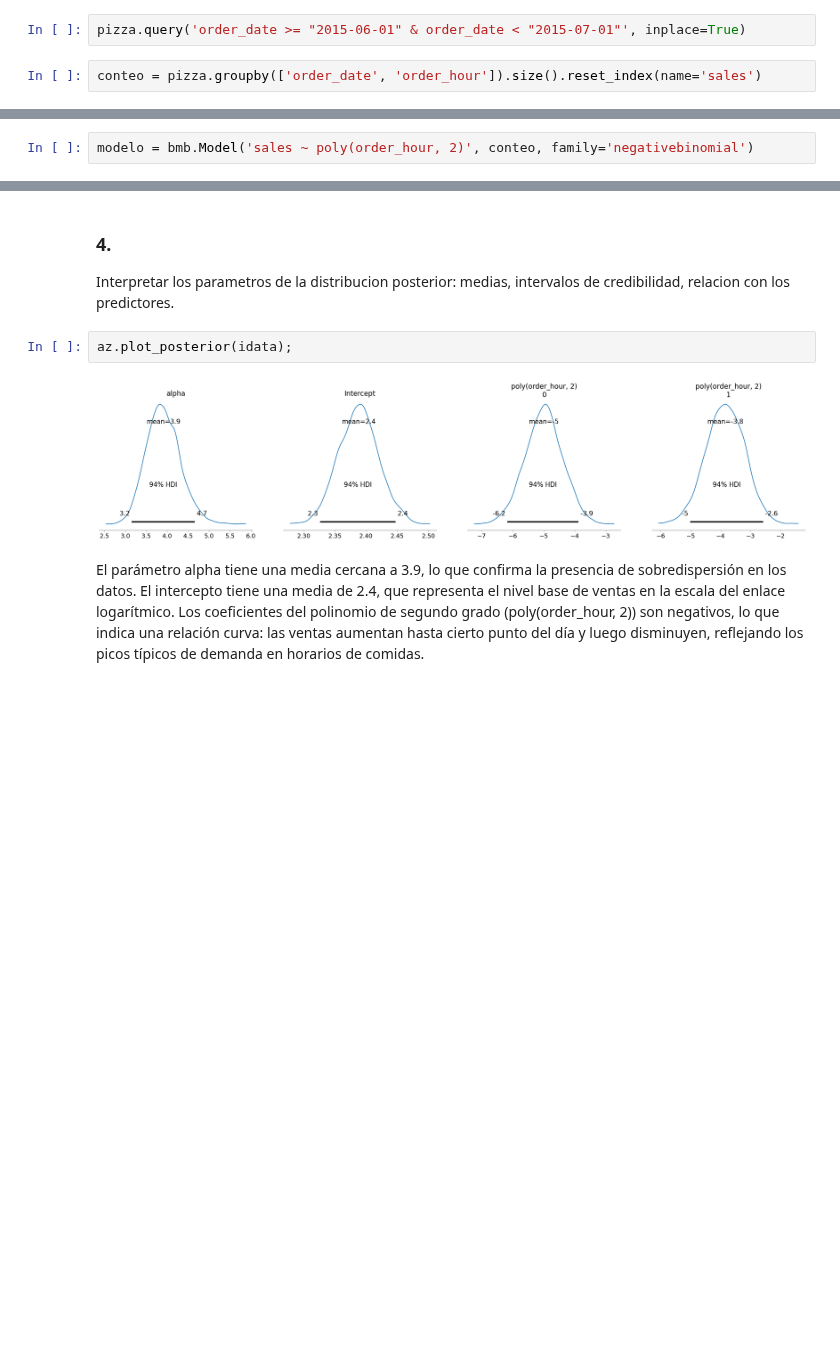
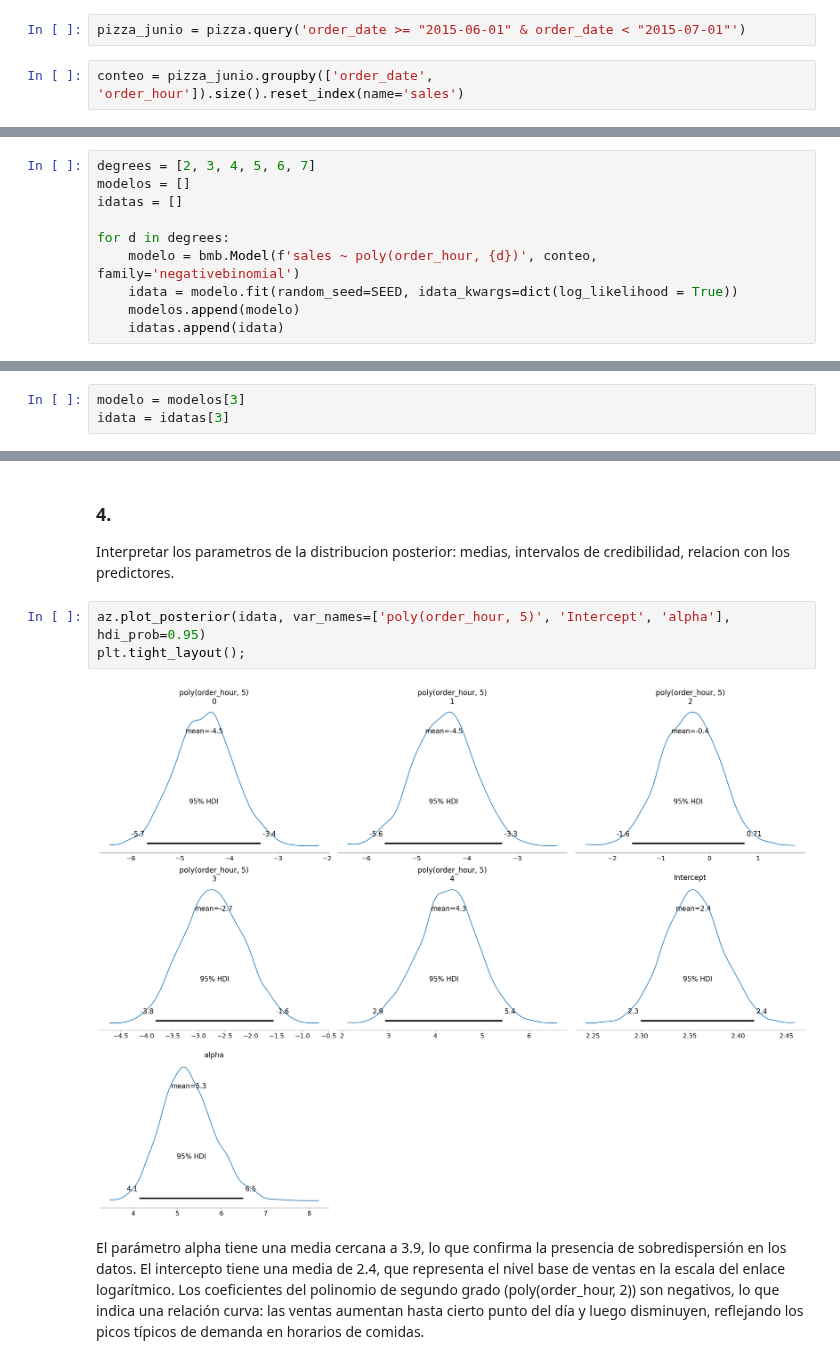
Before and after one commit to nazarenomm/Grupo4-TPI-EeI2, a Jupyter notebook: Parte2/parte_1_v2.ipynb, the cells around one changed output, grey strips where cells are left out. Saved outputs shown, nothing was run; the diff lists cells and outputs as text; blank space fills up the shorter version.

```diff
--- a/Parte2/parte_1_v2.ipynb
+++ b/Parte2/parte_1_v2.ipynb
@@ -29,9 +29,9 @@ pizza = pd.read_csv('../data/pizza_sales.csv')
 pizza['order_hour'] = pd.to_datetime(pizza['order_time'], format='%H:%M:%S').dt.hour
 pizza['order_date'] = pd.to_datetime(pizza['order_date'], format='%m/%d/%Y')
 # %%
-pizza.query('order_date >= "2015-06-01" & order_date < "2015-07-01"', inplace=True)
+pizza_junio = pizza.query('order_date >= "2015-06-01" & order_date < "2015-07-01"')
 # %%
-conteo = pizza.groupby(['order_date', 'order_hour']).size().reset_index(name='sales')
+conteo = pizza_junio.groupby(['order_date', 'order_hour']).size().reset_index(name='sales')
 # %%
 sns.scatterplot(data=conteo, x='order_hour', y='sales');
 # %% [output]
@@ -50,4 +56,12 @@ conteo.sales.mean(), conteo.sales.var()
 # %% [markdown]
 Como nuestros datos son de conteo, usamos una regresión con familia Negativa Binomial porque encontramos sobre-dispersión (varianza >>> media).
 # %%
-modelo = bmb.Model('sales ~ poly(order_hour, 2)', conteo, family='negativebinomial')
+degrees = [2, 3, 4, 5, 6, 7]
+modelos = []
+idatas = []
+
+for d in degrees:
+    modelo = bmb.Model(f'sales ~ poly(order_hour, {d})', conteo, family='negativebinomial')
+    idata = modelo.fit(random_seed=SEED, idata_kwargs=dict(log_likelihood = True))
+    modelos.append(modelo)
+    idatas.append(idata)
@@ -69,3 +113,6 @@ Sampling 4 chains for 1_000 tune and 1_000 draw iterations (4_000 + 4_000 draws
 
 ### 3.
 Formular las ecuaciones del modelo y justificar las distribuciones elegidas.
+# %%
+modelo = modelos[3]
+idata = idatas[3]
@@ -74,9 +141,10 @@ Formular las ecuaciones del modelo y justificar las distribuciones elegidas.
 ### 4.
 Interpretar los parametros de la distribucion posterior: medias, intervalos de credibilidad, relacion con los predictores.
 # %%
-az.plot_posterior(idata);
+az.plot_posterior(idata, var_names=['poly(order_hour, 5)', 'Intercept', 'alpha'], hdi_prob=0.95)
+plt.tight_layout();
 # %% [output]
-[figure, old version]
+[figure, new version]
 # %% [markdown]
 El parámetro alpha tiene una media cercana a 3.9, lo que confirma la presencia de sobredispersión en los datos. El intercepto tiene una media de 2.4, que representa el nivel base de ventas en la escala del enlace logarítmico. Los coeficientes del polinomio de segundo grado (poly(order_hour, 2)) son negativos, lo que indica una relación curva: las ventas aumentan hasta cierto punto del día y luego disminuyen, reflejando los picos típicos de demanda en horarios de comidas.
 # %%
```
Also changed, not shown: parts of 24 cells of this notebook.
